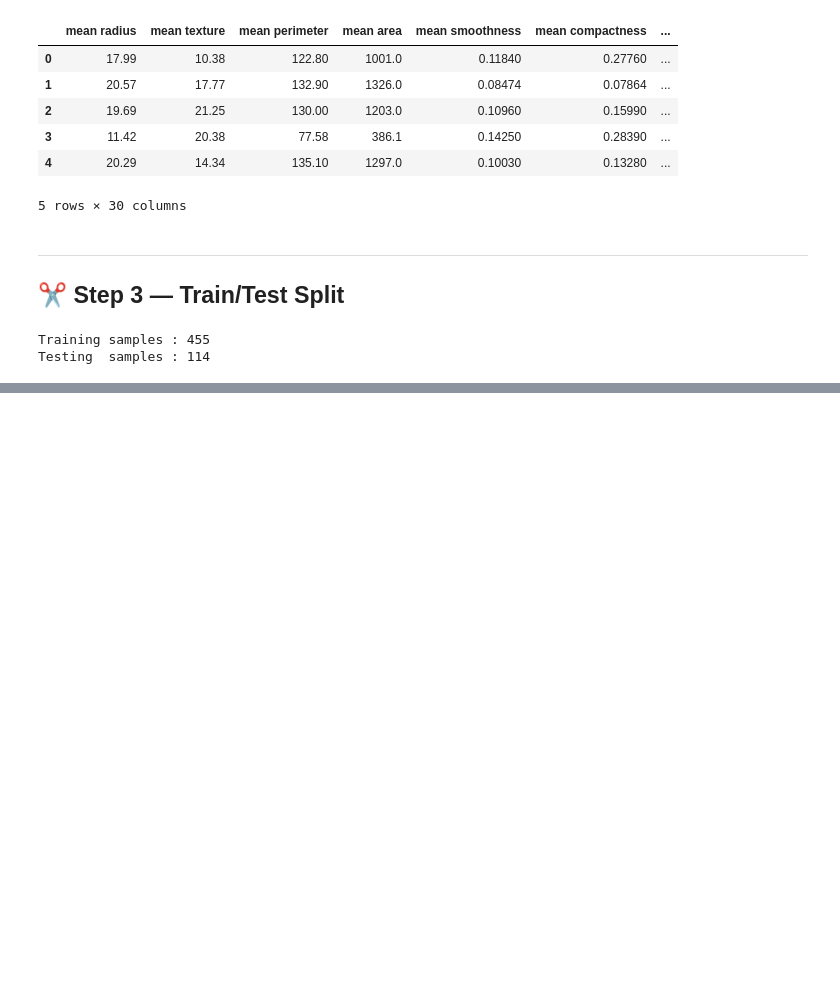
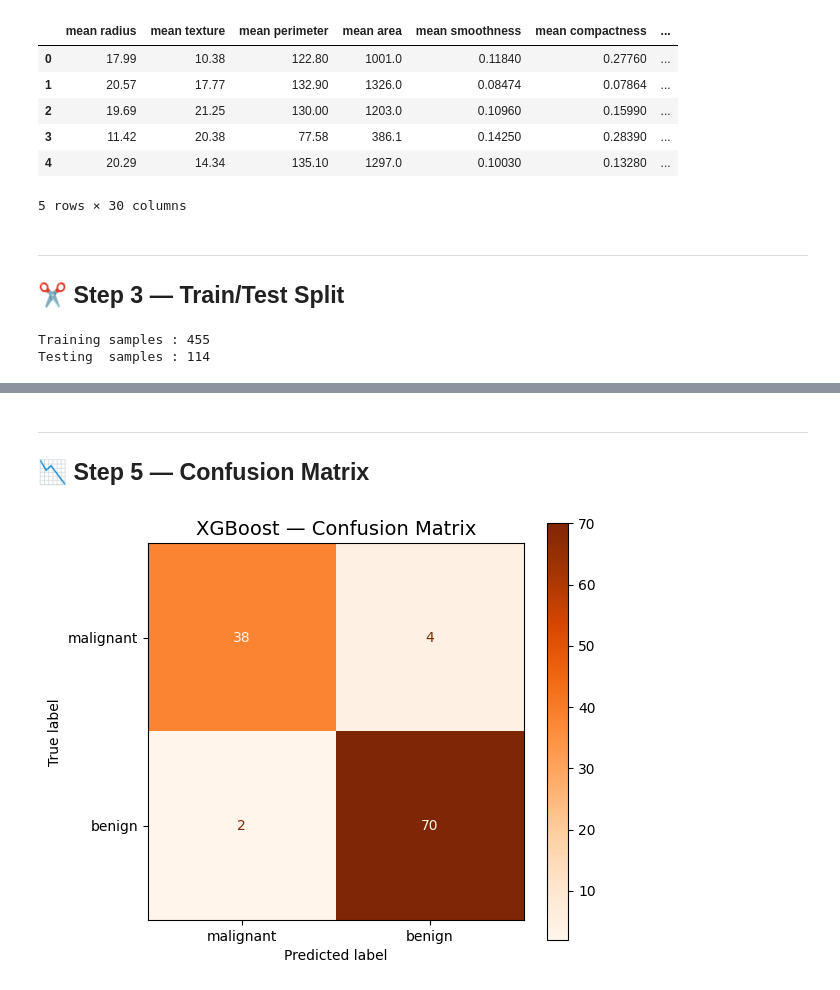
Before and after one commit to abdullah123-collab/Machine_Learning-, a Jupyter notebook: Basics/Ensemble_Methods/Boosting/XGBoost.ipynb, the cells around one changed output, grey strips where cells are left out. Cells and saved outputs as stored; diff of their text form; code cells hidden in the pictures; blank space fills up the shorter version.

Commit message:
Model Training and Confusion Matrix

```diff
--- a/Basics/Ensemble_Methods/Boosting/XGBoost.ipynb
+++ b/Basics/Ensemble_Methods/Boosting/XGBoost.ipynb
@@ -126,0 +130,18 @@ Testing  samples : 114
+# %%
+xgb = XGBClassifier(
+    n_estimators=100,       # number of trees
+    learning_rate=0.1,      # step size shrinkage
+    max_depth=4,            # max depth of each tree
+    eval_metric='logloss',
+    random_state=42
+)
+
+xgb.fit(X_train, y_train)
+
+y_pred = xgb.predict(X_test)
+acc = accuracy_score(y_test, y_pred)
+
+print(f'✅ XGBoost Accuracy: {acc:.4f}')
+print(f'✅ AUC-ROC Score   : {roc_auc_score(y_test, xgb.predict_proba(X_test)[:,1]):.4f}')
+print('\n📋 Classification Report:')
+print(classification_report(y_test, y_pred, target_names=data.target_names))
@@ -126,0 +161,15 @@ Testing  samples : 114
+# %% [markdown]
+---
+## 📉 Step 5 — Confusion Matrix
+# %%
+fig, ax = plt.subplots(figsize=(6, 5))
+ConfusionMatrixDisplay.from_predictions(
+    y_test, y_pred,
+    display_labels=data.target_names,
+    cmap='Oranges', ax=ax
+)
+plt.title('XGBoost — Confusion Matrix', fontsize=14)
+plt.tight_layout()
+plt.show()
+# %% [output]
+[figure, added]
```
Also changed, not shown: parts of 2 cells of this notebook.
